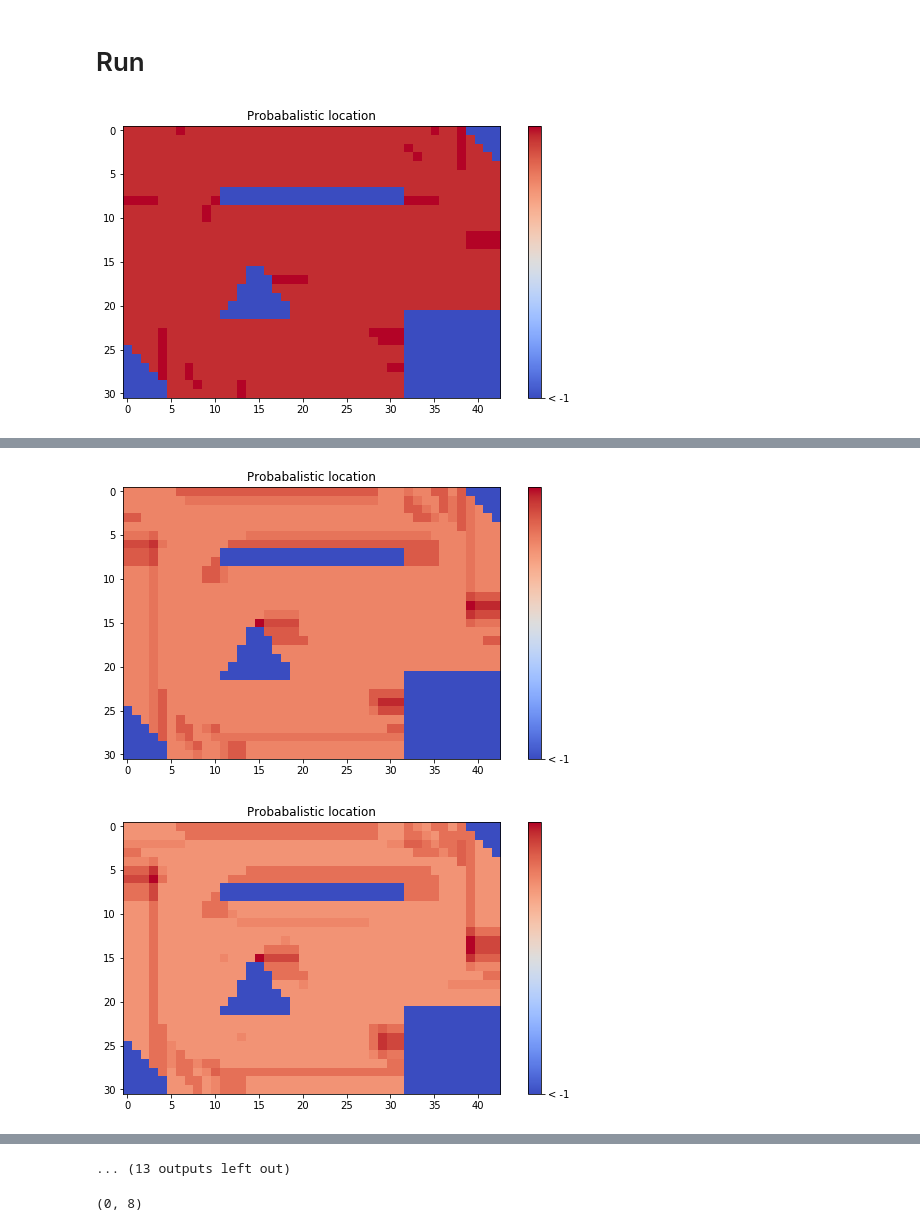
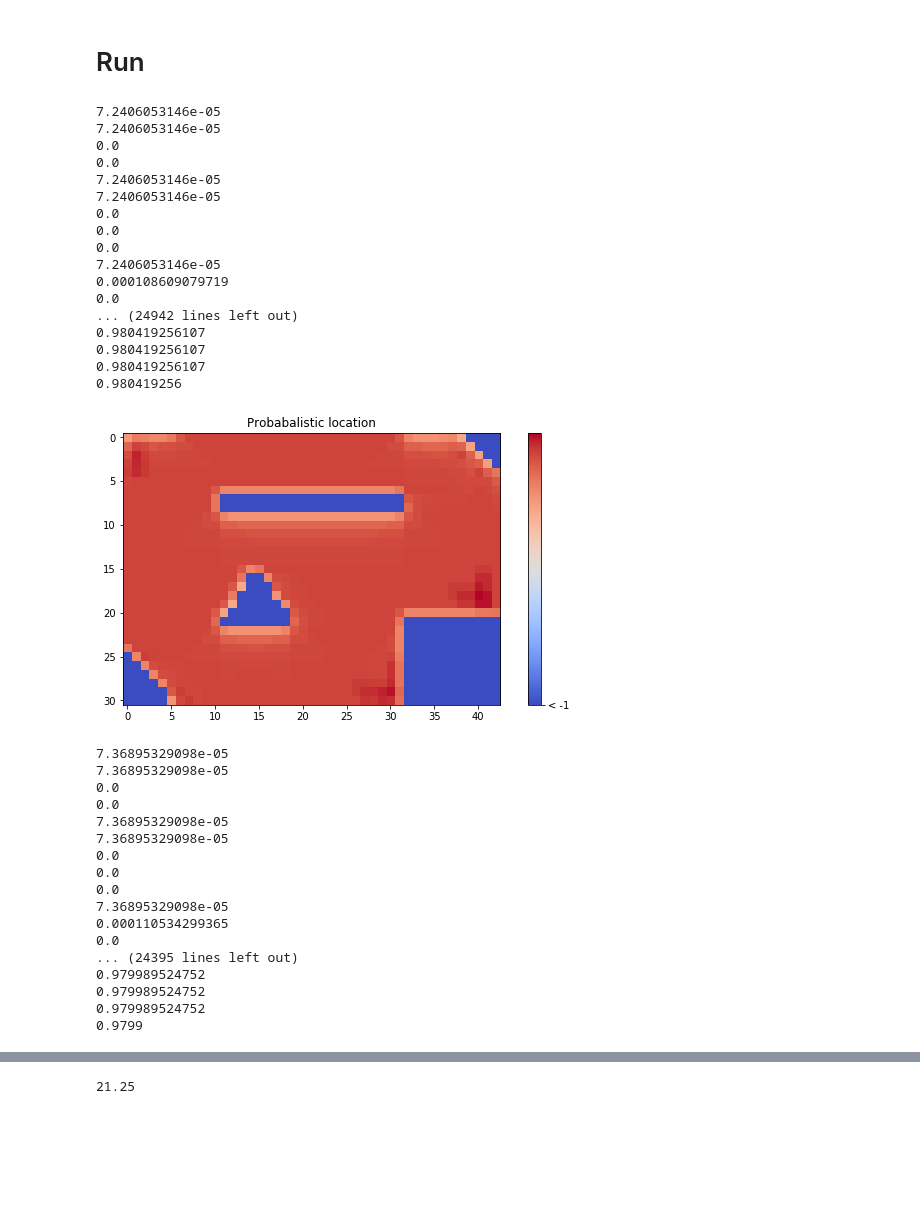
Before and after one commit to cholakov/UoE-lego-robot, a Jupyter notebook: _playground/Grid Localization.ipynb, the cells around one changed output, grey strips where cells are left out. Cells and saved outputs as stored; diff of their text form; code cells hidden in the pictures; blank space fills up the shorter version.

```diff
--- a/_playground/Grid Localization.ipynb
+++ b/_playground/Grid Localization.ipynb
@@ -36,3 +38,12 @@ Pose = namedtuple("Pose", ['x', 'y', 'theta'])
+# %%
+# THOSE HAVE TO MATCH EXACTLY PARAM IN MAP
+
+RESOLUTION_POS = round(0.1,1)
+RESOLUTION_ROT = round(30,1)
+
+W = 4.25
+H = 3.2
+OFFSET = 0.01
 # %% [markdown]
 ## Parameters
 # %%
@@ -42,16 +53,12 @@ SENSORS_VARIANCE = {
     'IR_R' : 0.4
 }
 
-# THOSE HAVE TO MATCH EXACTLY PARAM IN MAP
-RESOLUTION_POS = 0.1
-RESOLUTION_ROT = 30
-
 # Further than SENSORS_CUTOFF_STD standard deviations from the mean,
 # we say the sensor readings are improbable for a given pose
 SENSORS_CUTOFF_STD = 0.7
 
 CONFIDENCE_SENSORS = 0.6
-CONFIDENCE_ODOMETRY = None
+CONFIDENCE_ODOMETRY = 0.6
 # %% [markdown]
 ## Playground
 # %% [markdown]
@@ -257,7 +260,7 @@ def heatmap(poses_np):
     # Make plot with vertical (default) colorbar
     fig, ax = plt.subplots()
 
-    cax = ax.imshow(heatmap, interpolation='nearest', cmap=cm.coolwarm)
+    cax = ax.imshow(heatmap, interpolation='nearest', cmap=plt.cm.coolwarm)
     ax.set_title('Probabalistic location')
 
     # Add colorbar, make sure to specify tick locations to match desired ticklabels
@@ -278,9 +281,9 @@ def refresh(poses_np):
     poses_np[poses_np[:, 0] == 1, 7] = prob
     return poses_np
 
-def run(poses_np, measurements):
+def run(poses_np, motions, measurements):
     for i in range(len(measurements)):
-        poses_np = localize(poses_np, measurements[i])
+        poses_np = localize(poses_np, motions[i], measurements[i])
         heatmap(poses_np)
     return poses_np
 # %%
@@ -313,10 +320,41 @@ measurements = [Measurement(0.9, 0.012310000, None),
 # %%
-# measurements = [Measurement(0.2, 0.9, None)]
-motions      = [Motion(0.1, 0)]
-
 # refresh
 poses_np = refresh(poses_np)
 # GO!
-poses_np = run(poses_np, measurements)
+poses_np = run(poses_np, motions, measurements)
 # %% [output]
+7.2406053146e-05
+7.2406053146e-05
+0.0
+0.0
+7.2406053146e-05
+7.2406053146e-05
+0.0
+0.0
+0.0
+7.2406053146e-05
+0.000108609079719
+0.0
+... (24942 lines left out)
+0.980419256107
+0.980419256107
+0.980419256107
+0.980419256
-[figure, old version]
+[figure, new version]
+7.36895329098e-05
+7.36895329098e-05
+0.0
+0.0
+7.36895329098e-05
+7.36895329098e-05
+0.0
+0.0
+0.0
+7.36895329098e-05
+0.000110534299365
+0.0
+... (24395 lines left out)
+0.979989524752
+0.979989524752
+0.979989524752
+0.9799
@@ -324,2 +361,0 @@ poses_np = run(poses_np, measurements)
-[figure, removed]
-[figure, removed]
@@ -334 +361,0 @@ poses_np = run(poses_np, measurements)
-... (13 outputs left out)
@@ -349,7 +374,7 @@ poses_np = run(poses_np, measurements)
 # plot orientation on the map somehow
 # draw most likely location
 # posterior() returning a probability? instead of True / False?
-# %%
-poses_np[np.where((poses_np[:,1] == 0.1) * (poses_np[:,2] == 0.1) * (poses_np[:,3] == 0) )].shape
-# %% [output]
-(0, 8)
+# %%
+W/RESOLUTION_POS
+# %% [output]
+21.25
```
Also changed, not shown: parts of 7 cells of this notebook, 1 other file.
